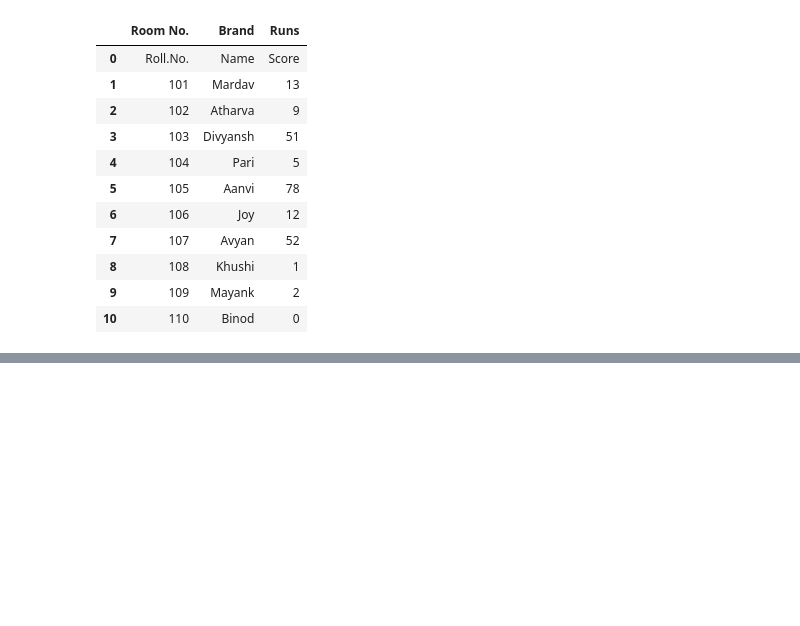
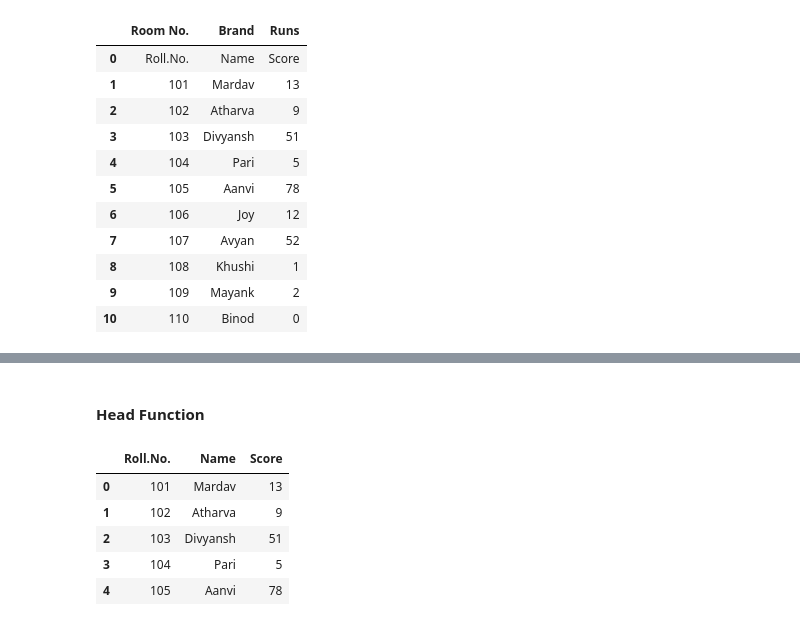
Before and after one commit to mardavsj/Pandas-in-Python, a Jupyter notebook: pandas_basics.ipynb, the cells around one changed output, grey strips where cells are left out. Drawn from its saved outputs; the diff is of its cells as text; code cells hidden in the pictures; blank space fills up the shorter version.

```diff
--- a/pandas_basics.ipynb
+++ b/pandas_basics.ipynb
@@ -360,0 +385,11 @@ read_data
+# %% [markdown]
+#### Head Function
+# %%
+data.head()
+# %% [output]
+|  | Roll.No. | Name | Score |
+| 0 | 101 | Mardav | 13 |
+| 1 | 102 | Atharva | 9 |
+| 2 | 103 | Divyansh | 51 |
+| 3 | 104 | Pari | 5 |
+| 4 | 105 | Aanvi | 78 |
```
Also changed, not shown: parts of 5 cells of this notebook.
